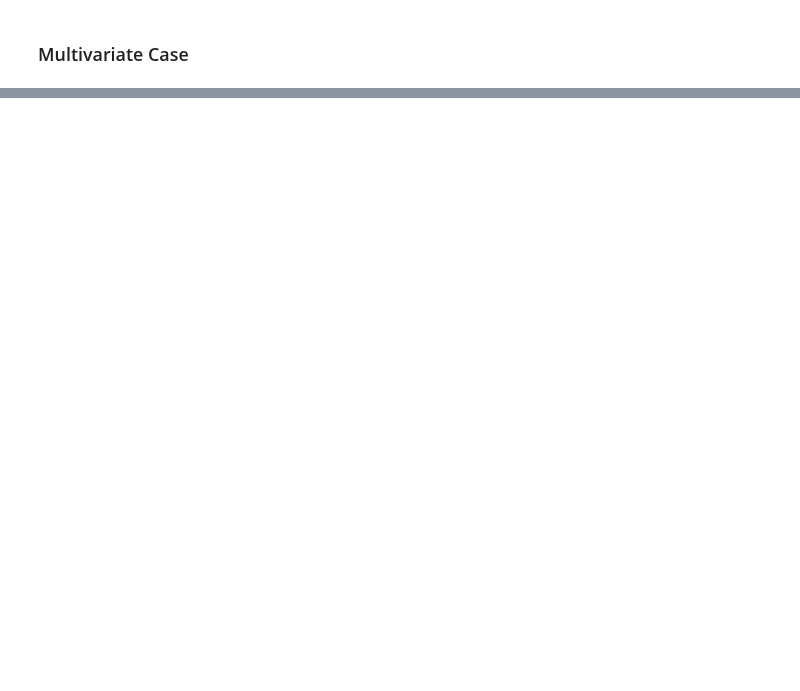
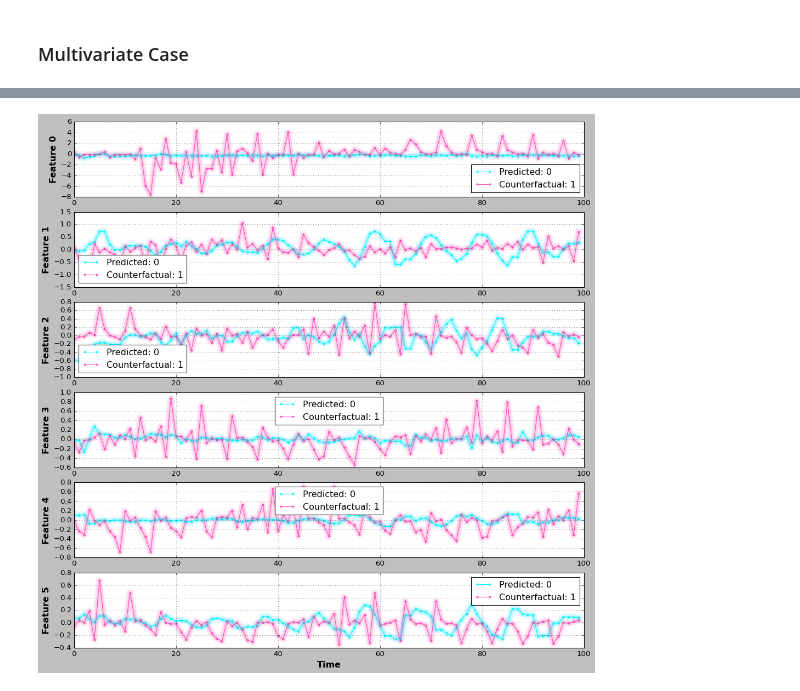
Before and after one commit to fzi-forschungszentrum-informatik/TSInterpret, a Jupyter notebook: docs/Notebooks/Sets_torch.ipynb, the cells around one changed output, grey strips where cells are left out. Drawn from its saved outputs; the diff is of its cells as text; code cells hidden in the pictures; blank space fills up the shorter version.

Commit message:
time

```diff
--- a/docs/Notebooks/Sets_torch.ipynb
+++ b/docs/Notebooks/Sets_torch.ipynb
@@ -192,0 +213,14 @@ TypeError: 'int' object is not callable
+# %%
+from ClassificationModels.CNN_T import ResNetBaseline, UCRDataset, get_all_preds
+from ClassificationModels.LSTM_T import LSTM
+
+device = torch.device( "cpu")#"cuda:0" if torch.cuda.is_available() else
+#model = ResNetBaseline(in_channels=train_x.shape[1], num_pred_classes=n_classes)
+device='cpu'
+hidden_size=10
+rnn=0.1
+model = LSTM(6, hidden_size ,n_classes,rnndropout=rnn).to(device)
+#fit(model,train_loader,test_loader)
+model.load_state_dict(torch.load(f'../../ClassificationModels//models/{dataset}/LSTM'))
+test_dataset = UCRDataset(test_x,test_y)
+test_loader = torch.utils.data.DataLoader(test_dataset,batch_size=1,shuffle=True)
@@ -192,0 +237,15 @@ TypeError: 'int' object is not callable
+# %%
+%load_ext autoreload
+%autoreload 2
+
+from TSInterpret.InterpretabilityModels.counterfactual.SETSCF import SETSCF
+exp_model= SETSCF(model,
+                  (train_x,train_y),
+                  backend='PYT',
+                  mode='time',
+                  min_shapelet_len=3,
+                  max_shapelet_len=20,
+                  time_contract_in_mins_per_dim=1,
+                  #initial_num_shapelets_per_case=10,
+                  fit_shapelets = False,
+                  le=False)
@@ -192,0 +258,2 @@ TypeError: 'int' object is not callable
+# %%
+exp_model.fit(occlusion_threshhold=1e-1,remove_multiclass_shapelets=True)
@@ -192,0 +263,3 @@ TypeError: 'int' object is not callable
+# %%
+ts = 1
+cf_explanation, label = exp_model.explain(train_x[ts], target =0)
@@ -192,0 +284,5 @@ TypeError: 'int' object is not callable
+# %%
+#item, org_label, exp, cf_label, save_fig=None, figsize=(6.4, 4.8)
+exp_model.plot_in_one(test_x[ts],0,cf_explanation,1,figsize=(15,15))
+# %% [output]
+[figure, added]
```
Also changed, not shown: parts of 10 cells of this notebook, 2 other files.
